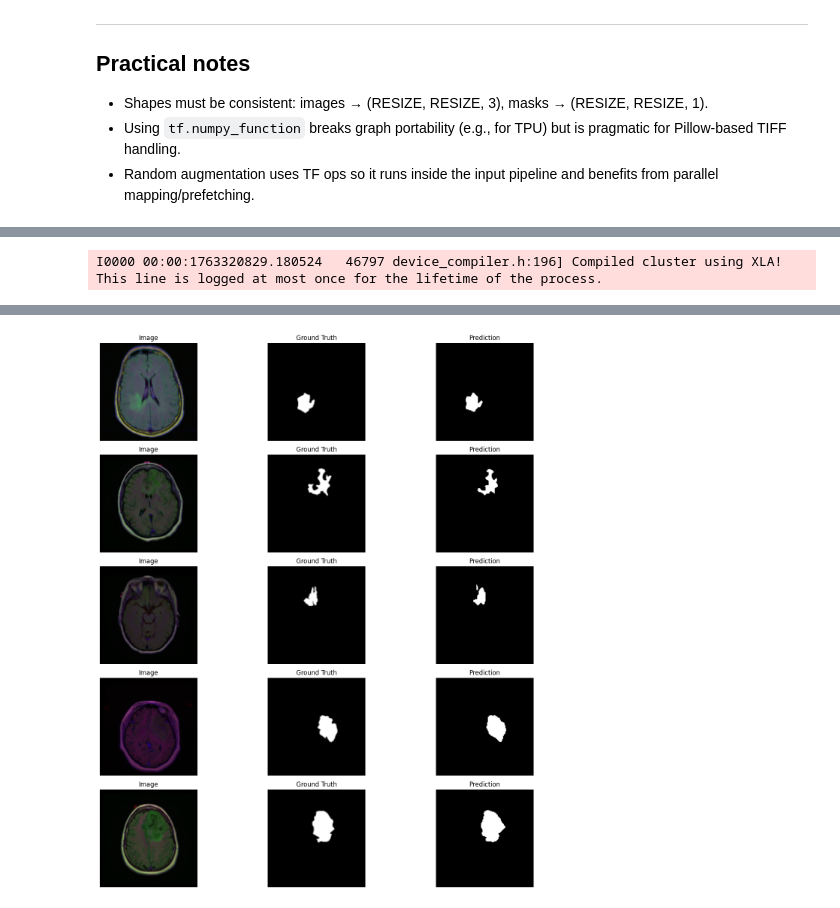
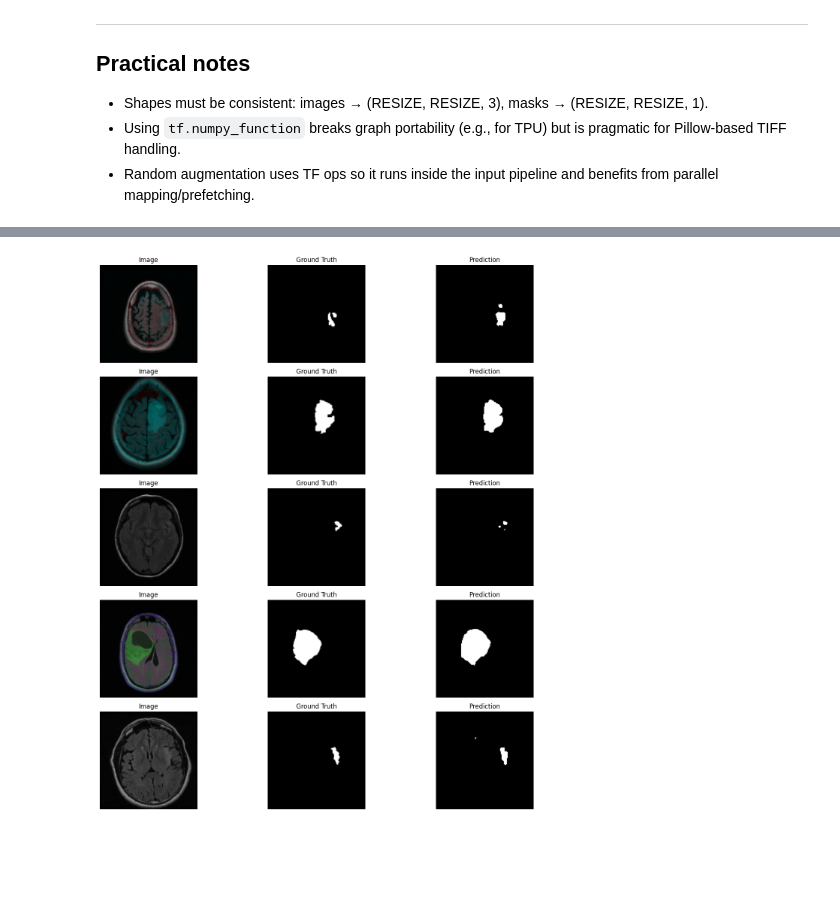
Before and after one commit to MohammadYs77/Brain-Tumor-MRI-Segmentation, a Jupyter notebook: code.ipynb, the cells around one changed output, grey strips where cells are left out. Saved outputs shown, nothing was run; the diff lists cells and outputs as text; code cells hidden in the pictures; blank space fills up the shorter version.

Commit message:
Minor changes (the Augmentation needs work)

```diff
--- a/code.ipynb
+++ b/code.ipynb
@@ -332,30 +569,25 @@ Train: 961, Val: 206, Test: 206
 Rationale: `tf.numpy_function` is used to leverage Pillow for TIFF handling while keeping the pipeline in tf.data.
 # %%
 def _load_tif_image(path, ch):
-    img = Image.open(path.decode())
+    # Read raw file
+    img_bytes = tf.io.read_file(path)
 
-    if int(ch) == 3:
-        img = img.convert('RGB')
-    else:
-        img = img.convert('L')
+    # Decode TIFF (returns [H, W, C] or [H, W])
+    img = tf.io.decode_png(img_bytes, channels=ch)
 
-    img = img.resize((RESIZE, RESIZE))
-    img = np.array(img).astype(np.float32) / 255.0
+    # Resize
+    img = tf.image.resize(img, (RESIZE, RESIZE))
 
-    # If grayscale (2D), expand to [H, W, 1]
-    if img.ndim == 2:
-        img = np.expand_dims(img, axis=-1)
+    # Normalize
+    img = tf.cast(img, tf.float32) / 255.0
+
     return img
 
 
 def load_image_and_mask(image_path, mask_path):
     # Load image
-    image = tf.numpy_function(_load_tif_image, [image_path, 3], tf.float32)
-    image.set_shape([RESIZE, RESIZE, 3])  # or [RESIZE, RESIZE, 1]
-
-    # Load mask (assume single channel)
-    mask = tf.numpy_function(_load_tif_image, [mask_path, 1], tf.float32)
-    mask.set_shape([RESIZE, RESIZE, 1])
+    image = _load_tif_image(image_path, ch=3)
+    mask  = _load_tif_image(mask_path, ch=1)
 
     return image, mask
 # %% [markdown]
@@ -375,7 +607,7 @@ tsds = tf.data.Dataset.from_tensor_slices((x_ts['img'], x_ts['mask']))
 trds = (trds
 	.shuffle(1024)
 	.map(load_image_and_mask, num_parallel_calls=tf.data.AUTOTUNE)
-	.map(preprocess, num_parallel_calls=tf.data.AUTOTUNE)
+	.map(mri_augment, num_parallel_calls=tf.data.AUTOTUNE)
 	.cache()
 	.batch(BATCH)
 	.prefetch(tf.data.AUTOTUNE)
@@ -500,13 +788,13 @@ def TumorSegNet_withAttention(input_shape=(256, 256, 3)):
 `plot_to_image(figure)` converts a Matplotlib figure to a PNG tensor accepted by TensorBoard.
 # %%
 # Instantiate and compile model
-old = tf.keras.models.load_model('TumorSegNet1.keras', compile=False)
+old = tf.keras.models.load_model('TumorSegNet_attbest.keras', compile=False)
 model = TumorSegNet_withAttention(input_shape=(RESIZE, RESIZE, 3))
 model.set_weights(old.get_weights())
 del old
 model.compile(optimizer=tf.keras.optimizers.Adam(learning_rate=1e-4),
-            loss=DiceFocalLoss(),
-            metrics=[dice_coefficient, edge_loss])
+            loss=HybridSegmentationLoss(),
+            metrics=[dice_coefficient, focal_tversky_loss, edge_loss])
 
 # TensorBoard callback
 log_dir = "logs/fit/" + datetime.datetime.now().strftime("%Y%m%d-%H%M%S")
@@ -671,7 +883,4 @@ plt.show()
 # %%
-import random
-
-
 def visualize_predictions(model, dataset, num_samples=5, threshold=0.5):
     """
     Visualizes model predictions for random samples in a tf.data.Dataset
@@ -699,7 +908,7 @@ def visualize_predictions(model, dataset, num_samples=5, threshold=0.5):
     for idx, (image, mask) in enumerate(chosen):
 
         # Prepare batch of size 1 for model
-        pred = model.predict(image[None, ...])[0]
+        pred = model.predict(image[None, ...], verbose=0)[0]
 
         # Binarize predicted mask
         pred_mask = (pred > threshold).astype(np.float32)
@@ -723,6 +932,6 @@ def visualize_predictions(model, dataset, num_samples=5, threshold=0.5):
     plt.tight_layout()
     plt.show()
 # %%
-model = tf.keras.models.load_model('TumorSegNet1.keras', compile=False)
+model = tf.keras.models.load_model('TumorSegNet_attbest.keras', compile=False)
 visualize_predictions(model, vlds)
 # %% [output]
@@ -744 +944,0 @@ visualize_predictions(model, vlds)
-I0000 00:00:1763320829.180524   46797 device_compiler.h:196] Compiled cluster using XLA!  This line is logged at most once for the lifetime of the process.
@@ -748 +945 @@ I0000 00:00:1763320829.180524   46797 device_compiler.h:196] Compiled cluster us
-[figure, old version]
+[figure, new version]
```
Also changed, not shown: parts of 21 cells of this notebook, 2 other files.
